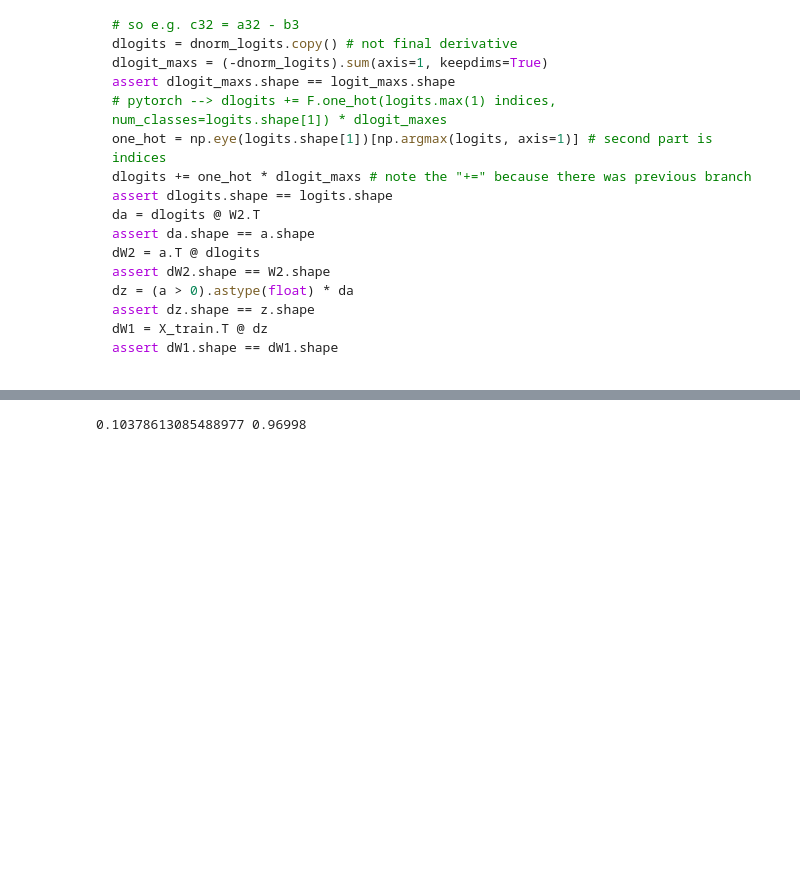
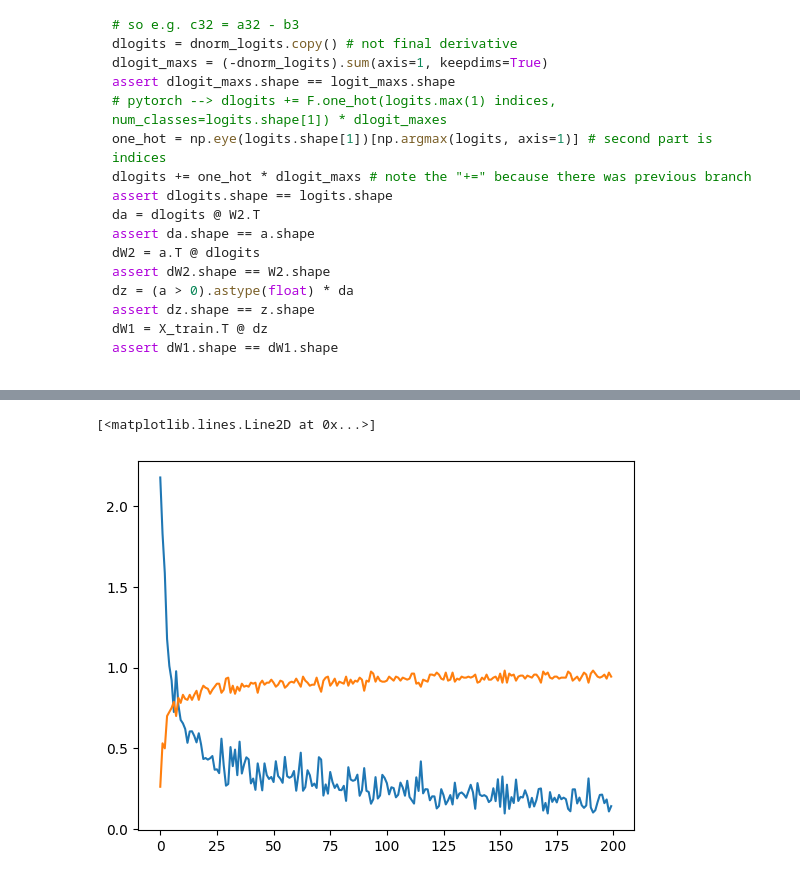
Before and after one commit to eljanmahammadli/gradipy, a Jupyter notebook: notebooks/mnist-from-scratch.ipynb, the cells around one changed output, grey strips where cells are left out. Saved outputs shown, nothing was run; the diff lists cells and outputs as text; code cells hidden in the pictures; folded sections open; blank space fills up the shorter version.

```diff
--- a/notebooks/mnist-from-scratch.ipynb
+++ b/notebooks/mnist-from-scratch.ipynb
@@ -367,16 +370,14 @@ def init_layers(input_dim, hidden_dim, output_dim, distribution):
     W2 = np.random.uniform(-1., 1., size=(hidden_dim, output_dim))
   else:
     raise ValueError(f"Wrong distribution {distribution}. Only supports `gaussian` and `uniform`.")
-  W1 = W1 / np.sqrt(input_dim * hidden_dim)
-  W2 = W2 / np.sqrt(input_dim * hidden_dim)
-  W1 = W1.astype(np.float32)
-  W2 = W2.astype(np.float32)
+  W1 = (W1 / np.sqrt(input_dim * hidden_dim)).astype(np.float32)
+  W2 = (W2 / np.sqrt(input_dim * hidden_dim)).astype(np.float32)
   return W1, W2
 # %%
 # hyperparameters
 input_dim = 28*28
 output_dim = 10
-hidden_dim = 512
+hidden_dim = 128
 lr = 0.001
 epochs = 1000
-batch_size = 64
+batch_size = 32
@@ -405,9 +407,6 @@ for epoch in range(epochs):
   counts_sum_inv = counts_sum ** -1
   probs = counts * counts_sum_inv
   logprobs = np.log(probs)
-  # loss and accuracy
-  loss = -logprobs[range(n), ys].mean()
-  accuracy = (np.argmax(logprobs, axis=1) == ys).astype(float).mean()
 
   # bacward pass
   dloss = 1
@@ -431,6 +430,12 @@ for epoch in range(epochs):
   W1 = W1 - lr * dW1
   W2 = W2 - lr * dW2
 
+  # loss and accuracy & track stats
+  loss = -logprobs[range(n), ys].mean()
+  accuracy = (np.argmax(logprobs, axis=1) == ys).astype(float).mean()
+  losses.append(loss)
+  accuracies.append(accuracy)
+
   if epoch % 50 == 0:
     print(f"Epoch [{epoch + 1}/{epochs}], Loss: {loss:.4f}, Accuracy: {accuracy:.4f}")
 # %% [output]
@@ -457,21 +462,6 @@ Epoch [951/1000], Loss: 0.1328, Accuracy: 0.9531
-# %%
-n = X_train.shape[0]
-
-# forward pass
-z = X_train @ W1 # first pre activation
-a = np.maximum(0, z) # relu activation
-logits = a @ W2 # second hidden layer
-# apply log softmax
-logit_maxs = np.max(logits, axis=1, keepdims=True)
-norm_logits = logits - logit_maxs # prevent the overflow and infs
-counts = np.exp(norm_logits)
-counts_sum = np.sum(counts, axis=1, keepdims=True)
-counts_sum_inv = counts_sum ** -1
-probs = counts * counts_sum_inv
-logprobs = np.log(probs)
-# loss and accuracy
-loss = -logprobs[range(n), y_train].mean()
-accuracy = (np.argmax(logprobs, axis=1) == y_train).astype(float).mean()
-print(loss, accuracy)
-# %% [output]
-0.10378613085488977 0.96998
+# %%
+plt.plot(np.array(losses).reshape(-1, 5).mean(1))
+plt.plot(np.array(accuracies).reshape(-1, 5).mean(1))
+# %% [output]
+[<matplotlib.lines.Line2D at 0x...>]
+[figure, added]
```
Also changed, not shown: parts of 29 cells of this notebook.
